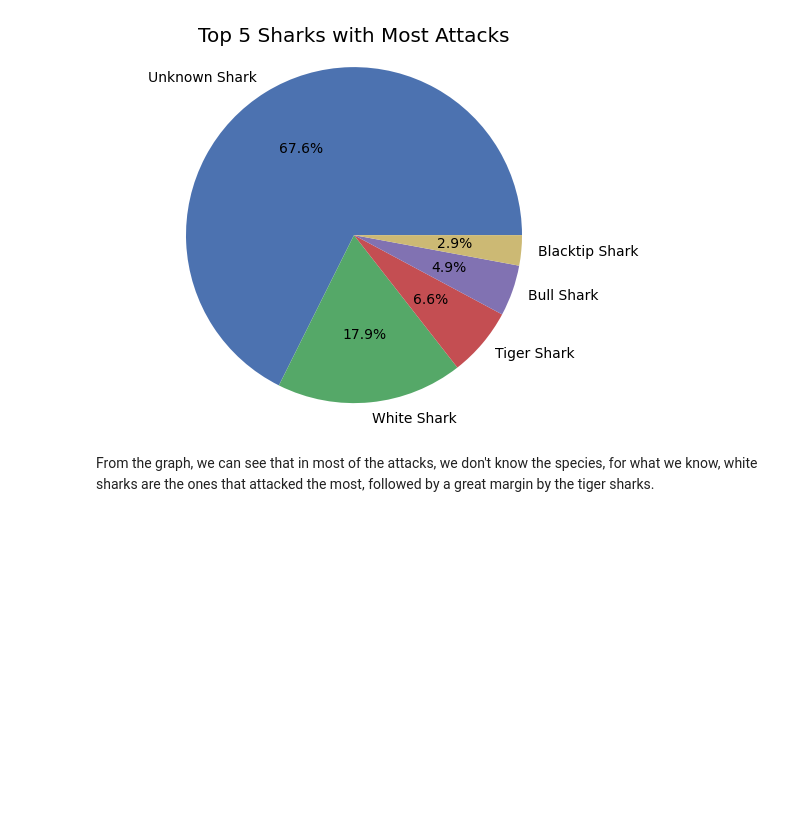
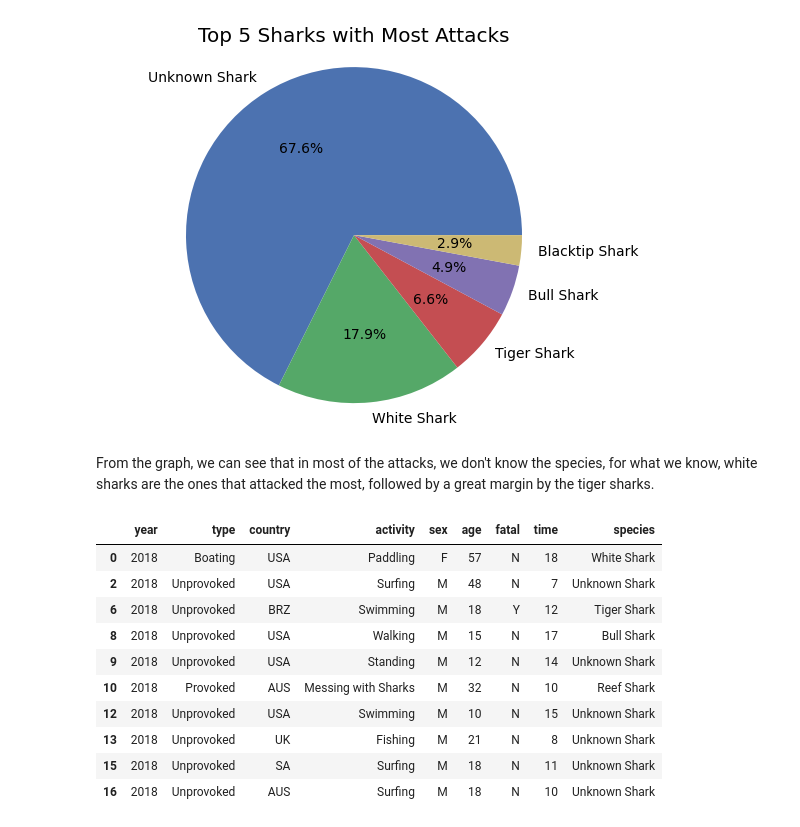
Before and after one commit to Raughar/Shark-Attack-Project, a Jupyter notebook: shark-attack-notebook.ipynb, the cells around one changed output. Cells and saved outputs as stored; diff of their text form; code cells hidden in the pictures; blank space fills up the shorter version.

```diff
--- a/shark-attack-notebook.ipynb
+++ b/shark-attack-notebook.ipynb
@@ -924,3 +922,18 @@ plt.show()
 [figure]
 # %% [markdown]
 From the graph, we can see that in most of the attacks, we don't know the species, for what we know, white sharks are the ones that attacked the most, followed by a great margin by the tiger sharks.
+# %%
+#Checking the dataset after the cleaning
+sh_copy.head(10)
+# %% [output]
+|  | year | type | country | activity | sex | age | fatal | time | species |
+| 0 | 2018 | Boating | USA | Paddling | F | 57 | N | 18 | White Shark |
+| 2 | 2018 | Unprovoked | USA | Surfing | M | 48 | N | 7 | Unknown Shark |
+| 6 | 2018 | Unprovoked | BRZ | Swimming | M | 18 | Y | 12 | Tiger Shark |
+| 8 | 2018 | Unprovoked | USA | Walking | M | 15 | N | 17 | Bull Shark |
+| 9 | 2018 | Unprovoked | USA | Standing | M | 12 | N | 14 | Unknown Shark |
+| 10 | 2018 | Provoked | AUS | Messing with Sharks | M | 32 | N | 10 | Reef Shark |
+| 12 | 2018 | Unprovoked | USA | Swimming | M | 10 | N | 15 | Unknown Shark |
+| 13 | 2018 | Unprovoked | UK | Fishing | M | 21 | N | 8 | Unknown Shark |
+| 15 | 2018 | Unprovoked | SA | Surfing | M | 18 | N | 11 | Unknown Shark |
+| 16 | 2018 | Unprovoked | AUS | Surfing | M | 18 | N | 10 | Unknown Shark |
```
Also changed, not shown: parts of 9 cells of this notebook, 1 other file.
